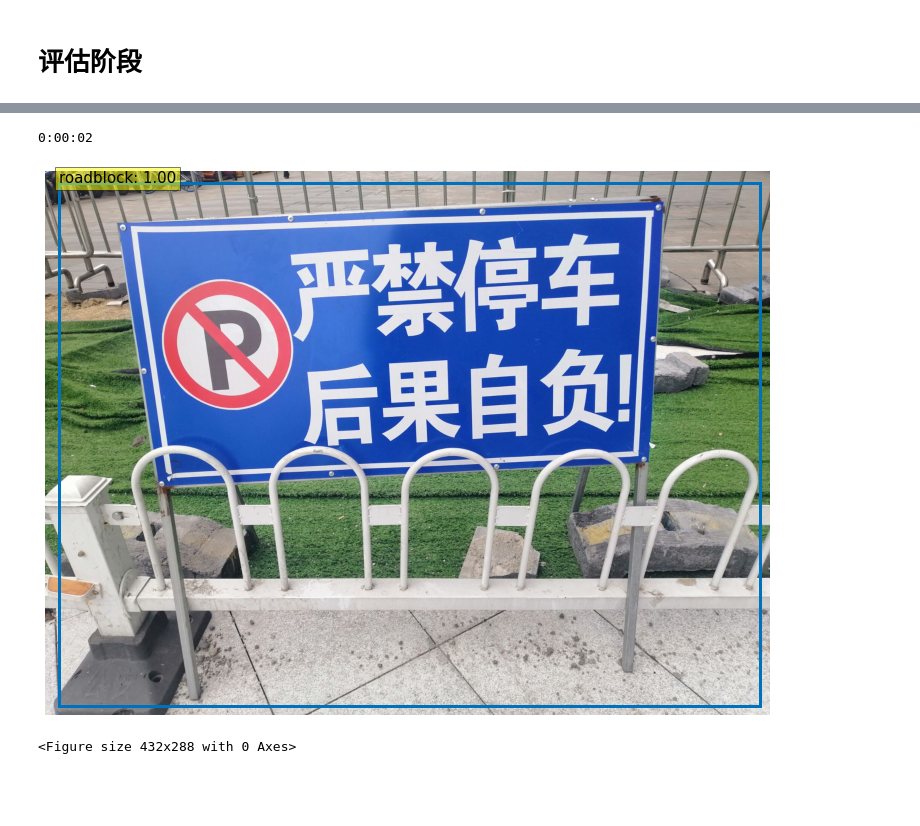
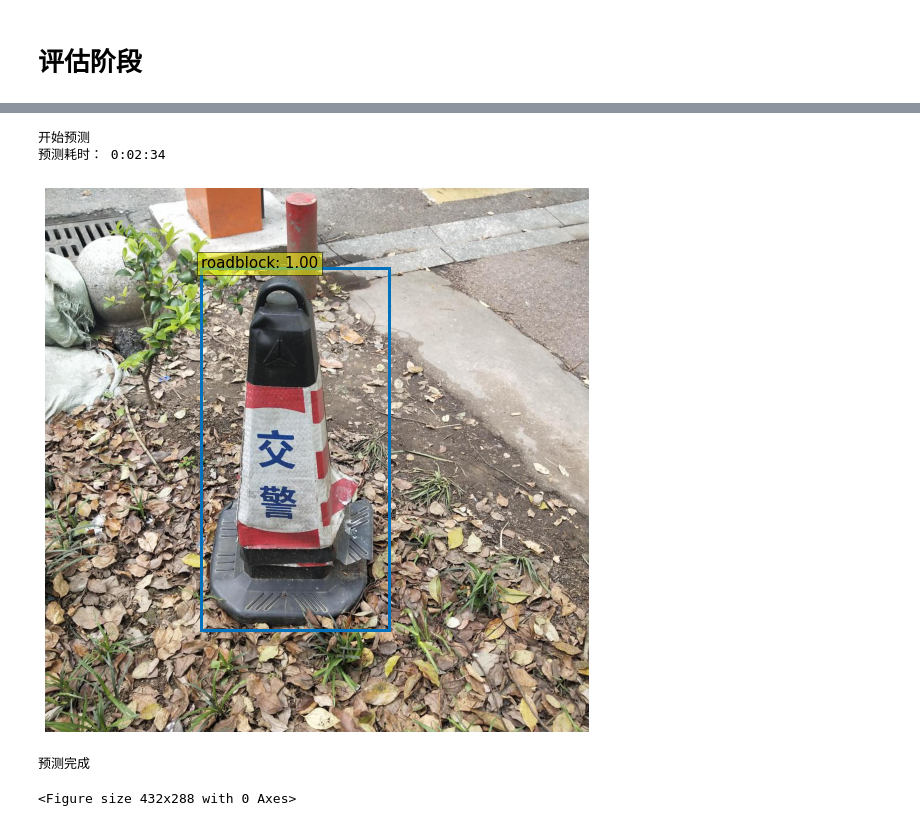
Before and after one commit to qiyuqianxai/Detr-outdoor, a Jupyter notebook: predict.ipynb, the cells around one changed output, grey strips where cells are left out. Saved outputs shown, nothing was run; the diff lists cells and outputs as text; code cells hidden in the pictures; blank space fills up the shorter version.

```diff
--- a/predict.ipynb
+++ b/predict.ipynb
@@ -323,7 +339,11 @@ def img_predict(img_pth):
-# %%
-img_predict(img_pth=r'LZ63.jpg')
-img_predict(img_pth=r'LT15.jpg')
-# %% [output]
-0:00:02
-[figure, removed]
-<Figure size 432x288 with 0 Axes>
+# %%
+# 部分图片可视化测试.
+print("开始预测")
+img_predict(img_pth=r'MyDatasets/test/LZ122.jpg')
+print("预测完成")
+# %% [output]
+开始预测
+预测耗时： 0:02:34
+[figure, added]
+预测完成
+<Figure size 432x288 with 0 Axes>
```
Also changed, not shown: parts of 20 cells of this notebook, 6 other files.
